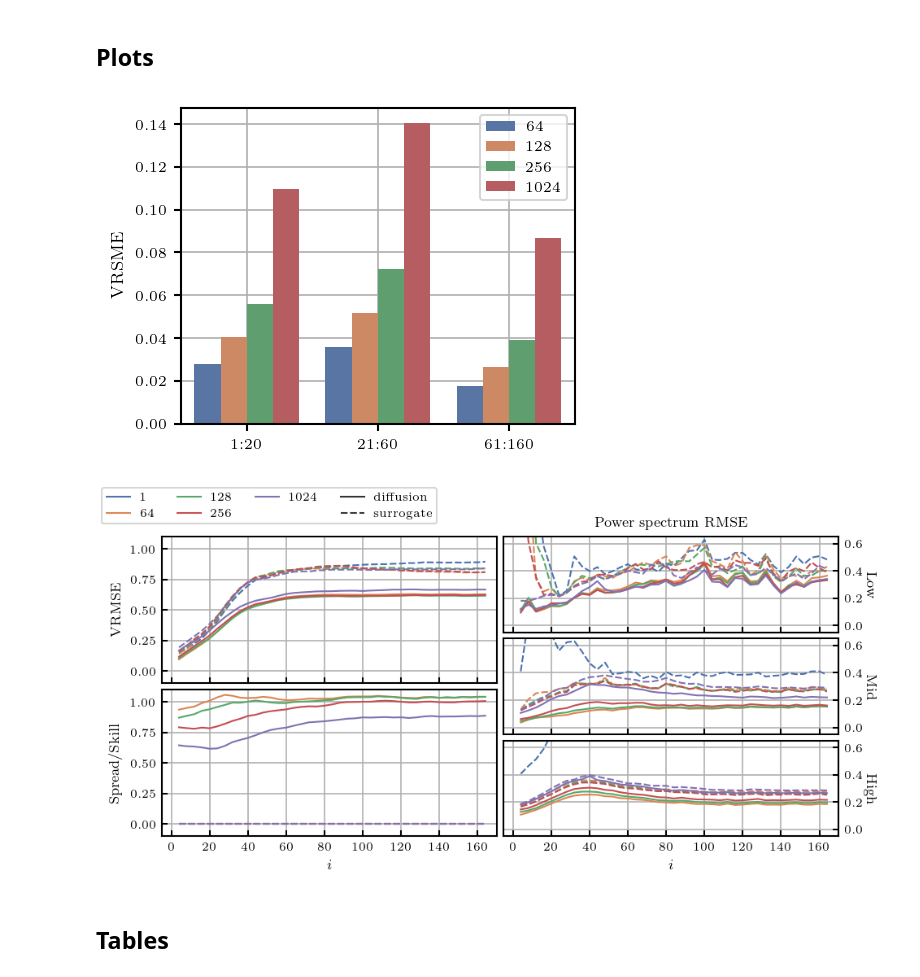
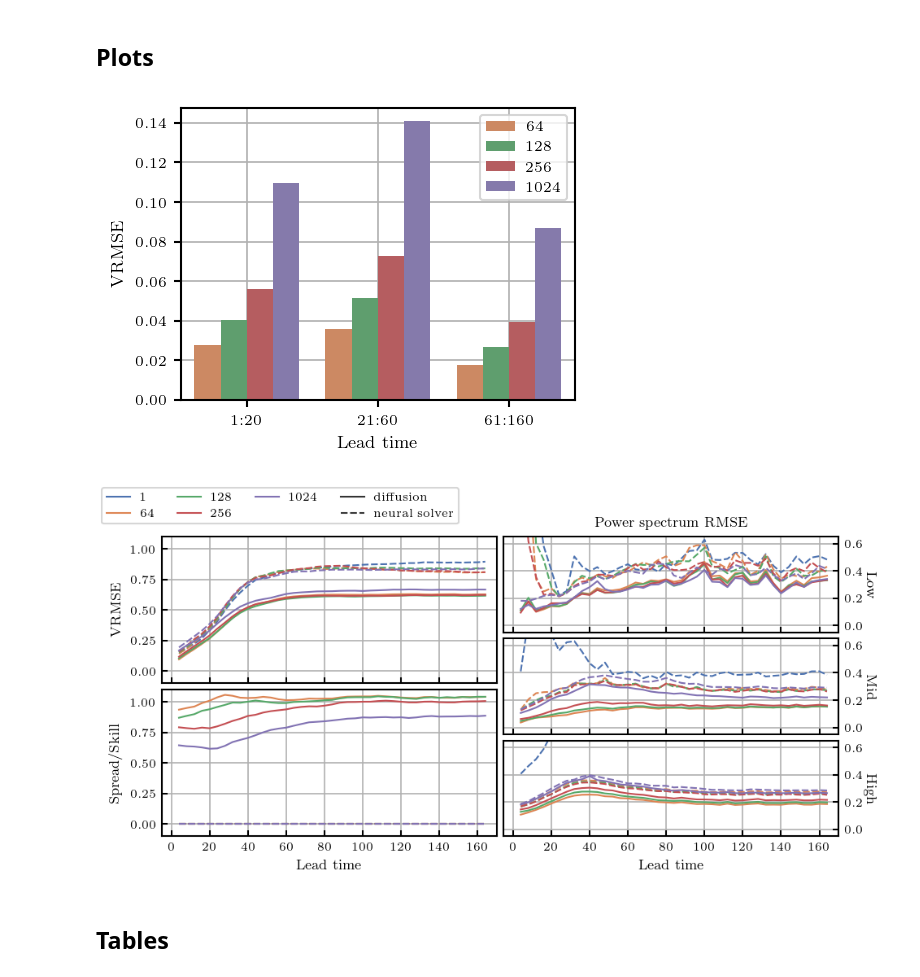
Before and after one commit to ksimotas/lola, a Jupyter notebook: experiments/rayleigh_benard/figures.ipynb, the cells around one changed output. Saved outputs shown, nothing was run; the diff lists cells and outputs as text; code cells hidden in the pictures.

Commit message:
Update figures

```diff
--- a/experiments/rayleigh_benard/figures.ipynb
+++ b/experiments/rayleigh_benard/figures.ipynb
@@ -107,7 +106,8 @@ def horizon(t):
 df["horizon"] = df["time"].apply(horizon)
 df["std_instant"] = np.sqrt(df["m2"] - df["m1"] ** 2)
 df["spread_skill"] = (df["spread"] + 1e-3) / (df["rmse"] + 1e-3)
-df.loc[df["method"] == "surrogate", "spread_skill"] = 0.0
+df["method"] = df["method"].replace("surrogate", "neural solver")
+df.loc[df["method"] == "neural solver", "spread_skill"] = 0.0
 # %% [markdown]
 The velocity fields initially have near-zero variance, which leads to relative metrics like the VRMSE and Power spectrum RMSE to spike close to infinity. To correct for this, we mask out the metrics of fields whose instantaneous std is less than 1% of their global std.
 # %%
@@ -122,29 +122,29 @@ def aggregate(x):
 # %%
 table = df[df["method"] == "autoencoder"]
 
 fig = plt.figure(figsize=(3.2, 2.4))
 
 ax = sb.barplot(
     table,
     x="horizon",
     y="vrmse",
     hue="compression",
     estimator=aggregate,
     errorbar=None,
-    palette=sb.color_palette("deep", 4),
+    palette=sb.color_palette("deep", 5)[1:],
 )
 
 ax.grid()
 ax.get_legend().set_title(None)
 
-ax.set_xlabel(None)
-ax.set_ylabel("VRSME")
+ax.set_xlabel("Lead time")
+ax.set_ylabel("VRMSE")
 
 fig.tight_layout(pad=0.33)
 
 plt.savefig(outdir / "rb_ae.pdf", dpi=300, transparent=True)
 # %% [output]
-[figure, old version]
+[figure, new version]
 # %%
 table = df[df["method"] != "autoencoder"]
 
@@ -178,7 +178,7 @@ for i, metric in enumerate(["VRMSE", "spread_skill"]):
     ax.get_legend().remove()
     ax.grid()
 
-    ax.set_xlabel("$i$")
+    ax.set_xlabel("Lead time")
     ax.set_xlim(-5, 170)
     ax.set_ylim(-0.1, 1.1)
 
@@ -207,7 +207,7 @@ for i, band in enumerate(["Low", "Mid", "High"], start=2):
     ax.get_legend().remove()
     ax.grid()
 
-    ax.set_xlabel("$i$")
+    ax.set_xlabel("Lead time")
     ax.set_xlim(-5, 170)
 
     ax.set_ylabel(band)
@@ -237,7 +237,7 @@ fig.legend(handles, labels, loc="upper left", ncol=4)
 
 plt.savefig(outdir / "rb_mosaic.pdf", dpi=300, transparent=True)
 # %% [output]
-[figure, old version]
+[figure, new version]
 # %% [markdown]
 ## Tables
 # %%
```
Also changed, not shown: parts of 5 cells of this notebook, 2 other files.
